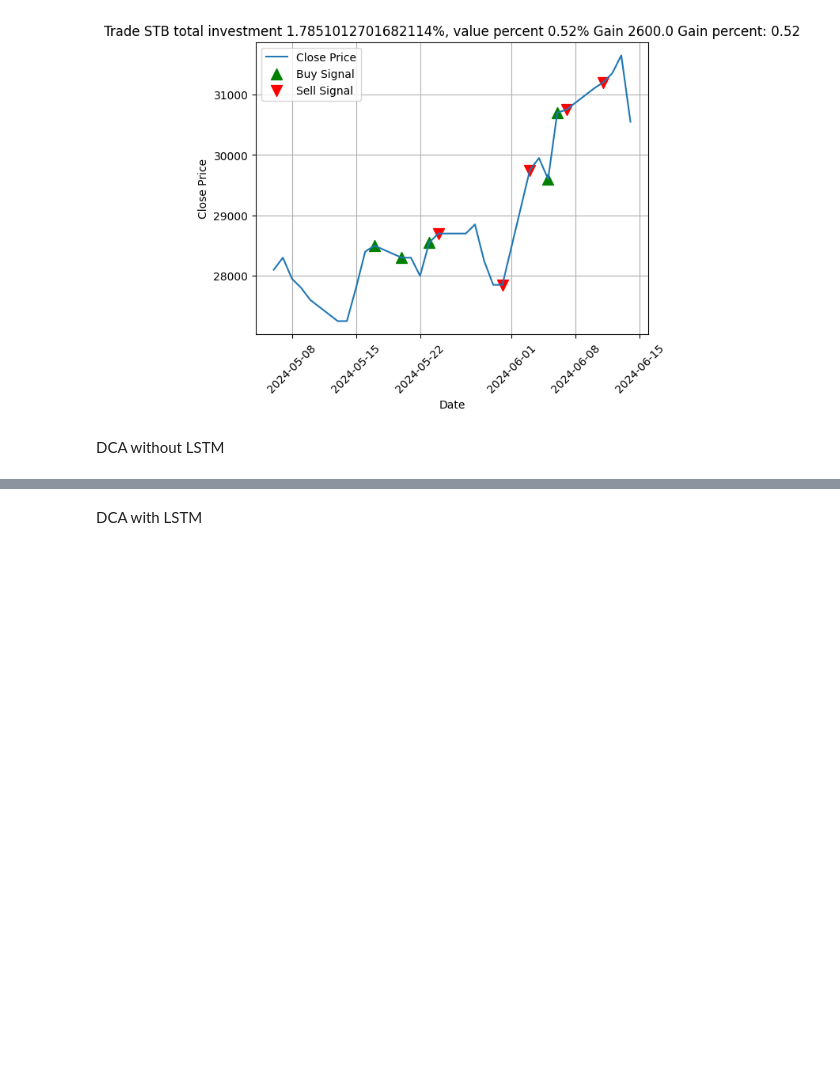
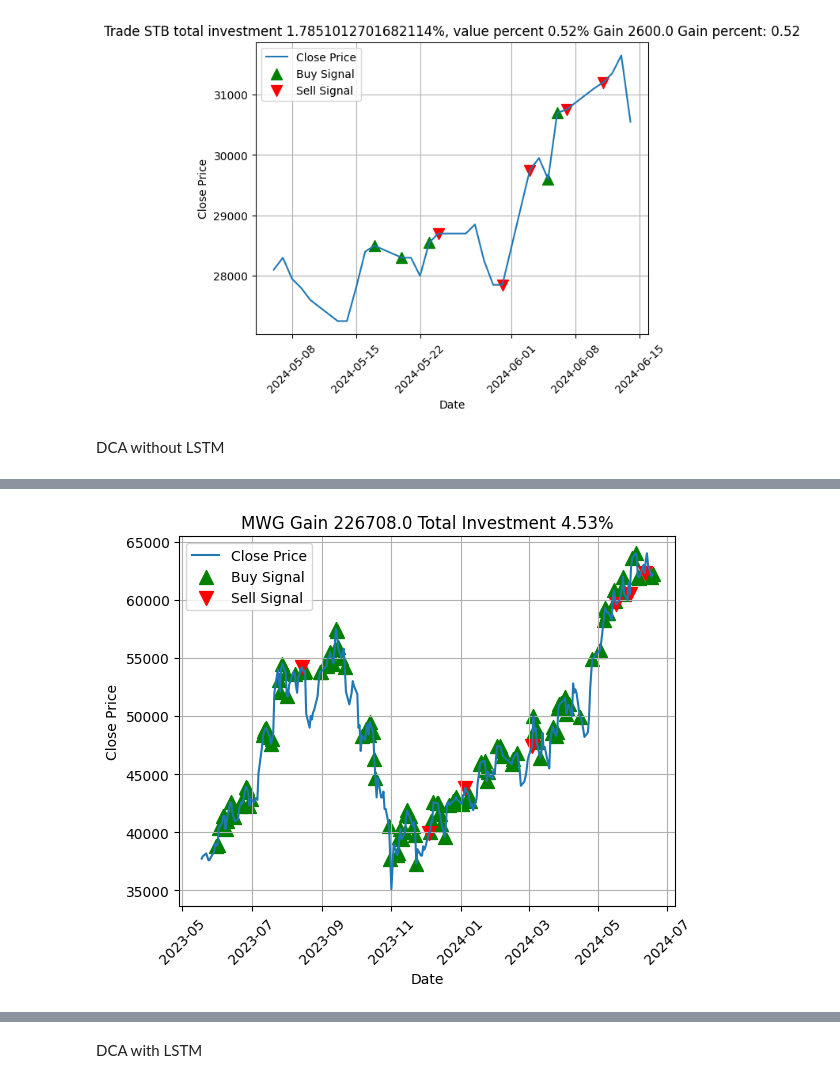
Before and after one commit to TTrungU/RLServer, a Jupyter notebook: LSTMTrading.ipynb, the cells around one changed output, grey strips where cells are left out. Saved outputs shown, nothing was run; the diff lists cells and outputs as text; code cells hidden in the pictures; blank space fills up the shorter version.

```diff
--- a/LSTMTrading.ipynb
+++ b/LSTMTrading.ipynb
@@ -192,11 +250,11 @@ agent2 = Agent(model = model,
 # %%
-trade_results = []
-for row in data_list:
-    #ensure first column is Date
-    date = row[0]
-    value = row[1:]
-    result = agent2.trade(value, date = date)
-    trade_results.append(result)
+# trade_results = []
+# for row in data_list:
+#     #ensure first column is Date
+#     date = row[0]
+#     value = row[1:]
+#     result = agent2.trade(value, date = date)
+#     trade_results.append(result)
 # %% [output]
 [0. 1. 0.]
 [0. 1. 0.]
@@ -307,3 +345,64 @@ df = df[['Date', 'Close']]
 df = data_preprocessing(df, Feature_Extractor)
 selected_data = df.loc[(df['Date'] >= from_date) & (df['Date'] <= to_date),:]
 data_list = selected_data.values.tolist()
+
+agent3 = DCAAgent(model = model,
+                timeseries = scaled_parameters,
+                skip = skip,
+                initial_money = initial_money,
+                real_trend = real_trend,
+                minmax = minmax,
+                window_size = 10)
+
+trade_results = []
+for row in data_list:
+    #ensure first column is Date
+    date = row[0]
+    value = row[1:]
+    result = agent3.trade(value, date = date)
+    trade_results.append(result)
+
+result = pd.DataFrame(trade_results)
+
+# Convert the 'date' column to datetime format
+result['date'] = pd.to_datetime(result['date'])
+
+df_action_2 = result[result['action'] == 2]
+
+# Sắp xếp DataFrame theo timestamp hoặc date để đảm bảo lấy hàng cuối cùng
+df_action_2_sorted = df_action_2.sort_values(by='date')
+
+# Lấy giá trị total_investment của hàng cuối cùng
+last_total_investment = df_action_2_sorted.iloc[-1]['total_investment']
+df_sorted = result.sort_values(by='date')
+
+# Lấy giá trị total của hàng cuối cùng
+last_total = df_sorted.iloc[-1]['total']
+investmentvalue = (last_total-initial_money)/initial_money *100
+total_gain = result['gain'].sum()
+investGain = total_gain/initial_money *100
+
+print(last_total_investment)
+print(investmentvalue)
+print(total_gain)
+print(investGain)
+
+# Mark buy and sell actions
+buy_signals = result[result['action'] == 1]
+sell_signals = result[result['action'] == 2]
+plt.plot(result['date'], result['close'], linestyle='-', label='Close Price')
+
+plt.scatter(buy_signals['date'], buy_signals['close'], marker='^', color='g', s=100, label='Buy Signal')
+plt.scatter(sell_signals['date'], sell_signals['close'], marker='v', color='r', s=100, label='Sell Signal')
+
+# Customize the plot
+plt.title(f'{symbol} Gain {round(total_gain,2)} Total Investment {round(investGain,2)}%')
+plt.xlabel('Date')
+plt.ylabel('Close Price')
+plt.legend()
+plt.grid(True)
+plt.xticks(rotation=45)
+
+# Show the plot
+plt.show()
+# %% [output]
@@ -309,0 +426 @@ data_list = selected_data.values.tolist()
+[figure, added]
```
Also changed, not shown: parts of 50 cells of this notebook, 10 other files.
